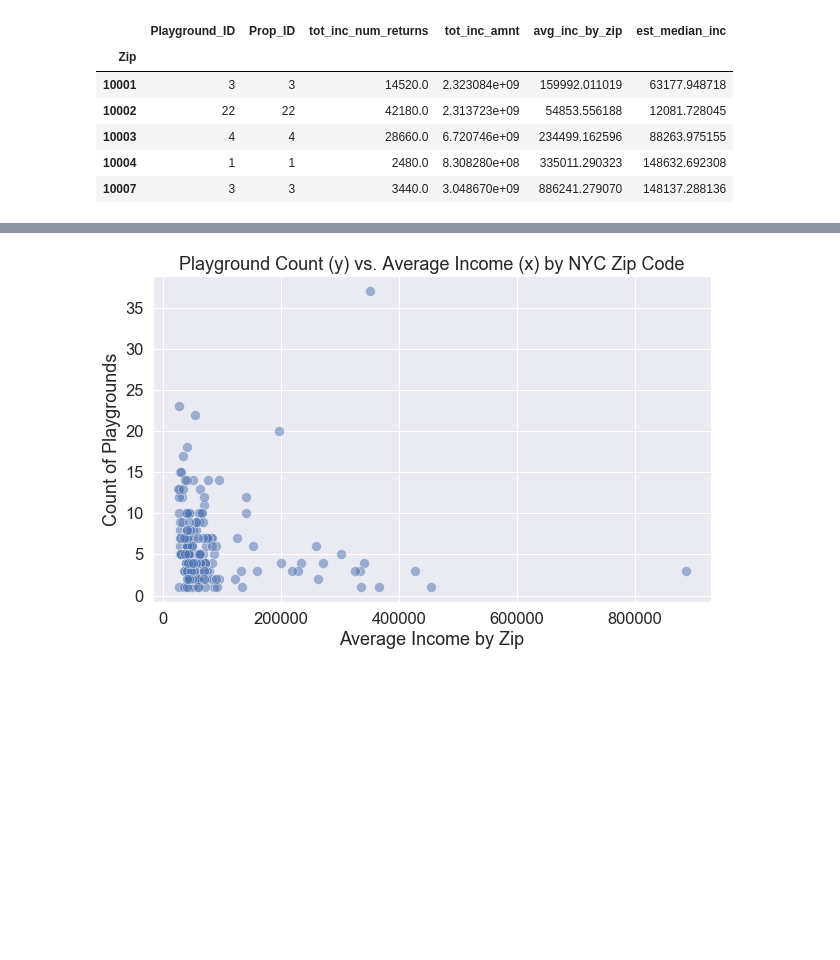
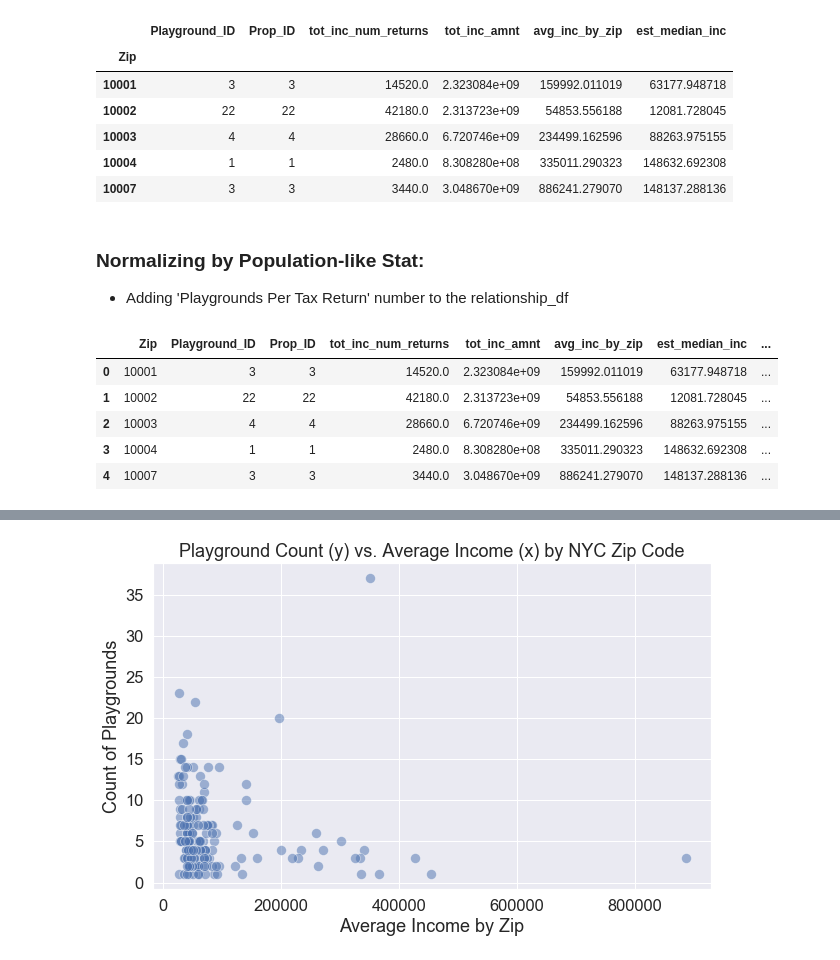
Before and after one commit to as6140/nyc_playgrounds_income, a Jupyter notebook: exploratory_data_analysis.ipynb, the cells around one changed output, grey strips where cells are left out. Saved outputs shown, nothing was run; the diff lists cells and outputs as text; code cells hidden in the pictures; blank space fills up the shorter version.

```diff
--- a/exploratory_data_analysis.ipynb
+++ b/exploratory_data_analysis.ipynb
@@ -174,3 +174,6 @@ relationship_df.head()
 | 10003 | 4 | 4 | 28660.0 | 6.720746e+09 | 234499.162596 | 88263.975155 |
 | 10004 | 1 | 1 | 2480.0 | 8.308280e+08 | 335011.290323 | 148632.692308 |
 | 10007 | 3 | 3 | 3440.0 | 3.048670e+09 | 886241.279070 | 148137.288136 |
+# %% [markdown]
+### Normalizing by Population-like Stat:
+- Adding 'Playgrounds Per Tax Return' number to the relationship_df
@@ -176,0 +182,9 @@ relationship_df.head()
+# %%
+relationship_df.head()
+# %% [output]
+|  | Zip | Playground_ID | Prop_ID | tot_inc_num_returns | tot_inc_amnt | avg_inc_by_zip | est_median_inc | ... |
+| 0 | 10001 | 3 | 3 | 14520.0 | 2.323084e+09 | 159992.011019 | 63177.948718 | ... |
+| 1 | 10002 | 22 | 22 | 42180.0 | 2.313723e+09 | 54853.556188 | 12081.728045 | ... |
+| 2 | 10003 | 4 | 4 | 28660.0 | 6.720746e+09 | 234499.162596 | 88263.975155 | ... |
+| 3 | 10004 | 1 | 1 | 2480.0 | 8.308280e+08 | 335011.290323 | 148632.692308 | ... |
+| 4 | 10007 | 3 | 3 | 3440.0 | 3.048670e+09 | 886241.279070 | 148137.288136 | ... |
```
Also changed, not shown: parts of 6 cells of this notebook.
